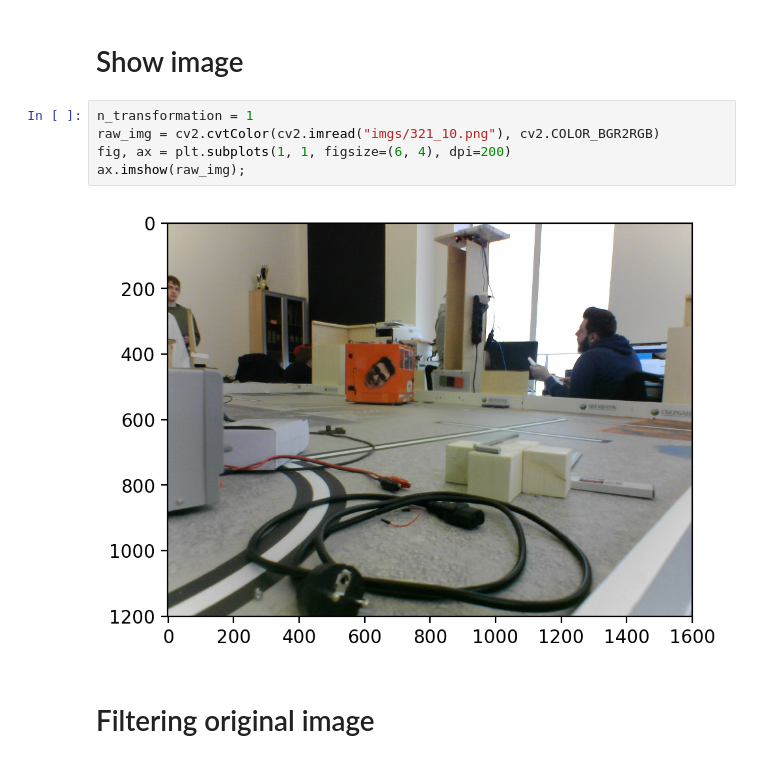
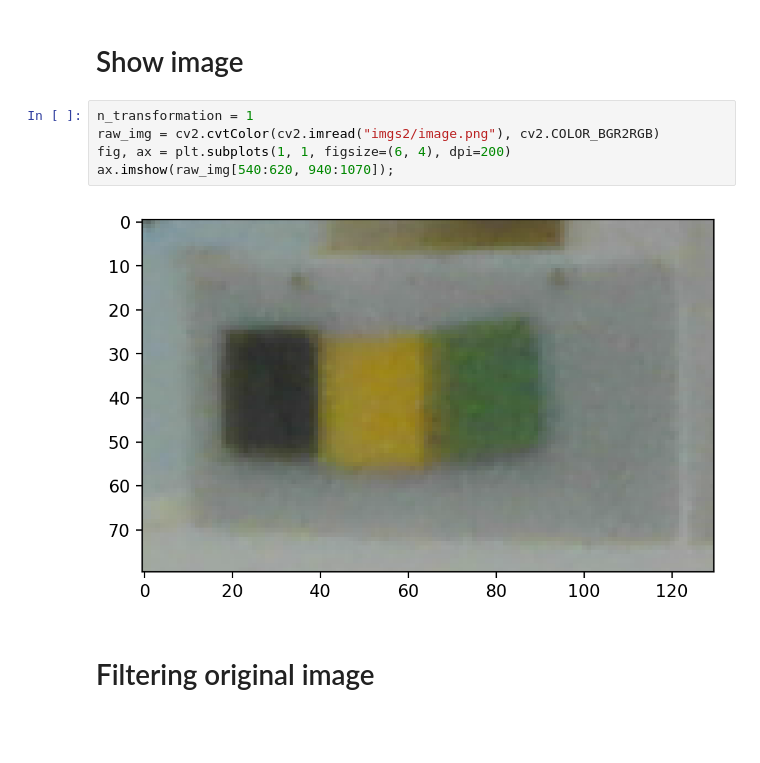
Before and after one commit to SkoltechRobotics/Eurobot2018, a Jupyter notebook: ComputerVision/CubeSequenceRecognition/PlanRecognition.ipynb, the cells around one changed output. Drawn from its saved outputs; the diff is of its cells as text; blank space fills up the shorter version.

```diff
--- a/ComputerVision/CubeSequenceRecognition/PlanRecognition.ipynb
+++ b/ComputerVision/CubeSequenceRecognition/PlanRecognition.ipynb
@@ -63,11 +63,11 @@ print(HSV_COLORS)
 # Show image
 # %%
 n_transformation = 1
-raw_img = cv2.cvtColor(cv2.imread("imgs/321_10.png"), cv2.COLOR_BGR2RGB)
+raw_img = cv2.cvtColor(cv2.imread("imgs2/image.png"), cv2.COLOR_BGR2RGB)
 fig, ax = plt.subplots(1, 1, figsize=(6, 4), dpi=200)
-ax.imshow(raw_img);
+ax.imshow(raw_img[540:620, 940:1070]);
 # %% [output]
-[figure, old version]
+[figure, new version]
 # %% [markdown]
 # Filtering original image
 # %%
```
Also changed, not shown: parts of 3 cells of this notebook, 41 other files.
